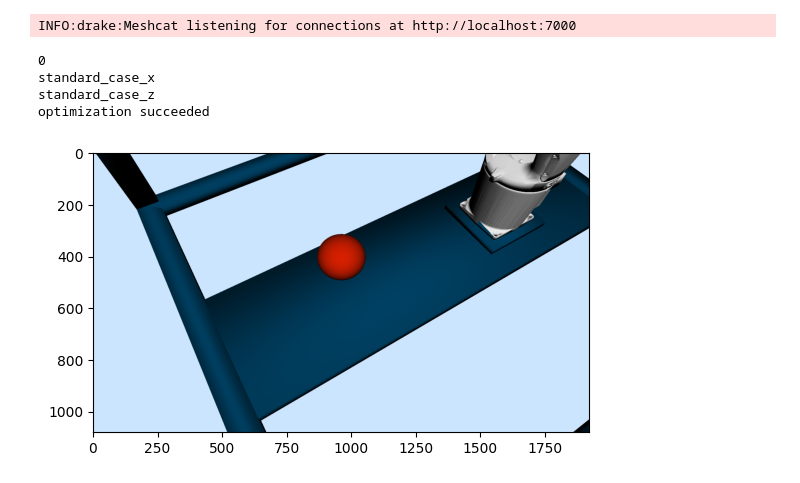
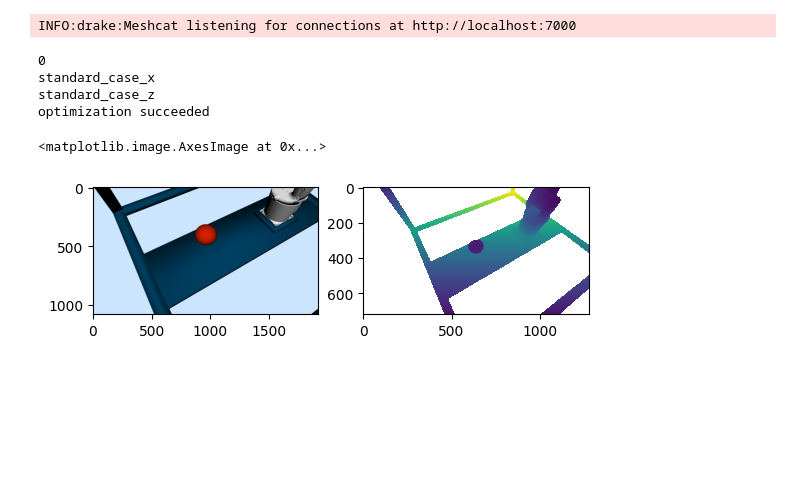
Before and after one commit to he-zhengliang/high_level_robot_controller, a Jupyter notebook: full_system.ipynb, the cells around one changed output. Drawn from its saved outputs; the diff is of its cells as text; code cells hidden in the pictures; blank space fills up the shorter version.

Commit message:
added a visualization for the depth camera as well edited the RobotDiagram to output depth images

```diff
--- a/full_system.ipynb
+++ b/full_system.ipynb
@@ -57,6 +57,7 @@ def get_diagram(X_WG:RigidTransform) -> tuple[Diagram, Context]:
     builder.Connect(svh_state, svh_sink.get_input_port())
     builder.Connect(irb_state, irb_sink.get_input_port())
     builder.ExportOutput(system.GetOutputPort("camera0_color_image"), "camera0_color_image")
+    builder.ExportOutput(system.GetOutputPort("camera0_depth_image"), "camera0_depth_image")
     diagram:Diagram = builder.Build()
     context = diagram.CreateDefaultContext()
     abb_motion_planner.GetInputPort("target_ee_location").FixValue(abb_motion_planner.GetMyContextFromRoot(context), AbstractValue.Make(X_WG))
@@ -71,35 +72,35 @@ def show_mock_triad(name:str, pose:RigidTransform):
     meshcat.SetObject(name+"_y", Box(0.02, 0.02, 0.06), rgba=Rgba(0.1, 0.9, 0.1, 1))
     meshcat.SetTransform(name+"_y", pose @ RigidTransform(RotationMatrix().MakeXRotation(np.pi/2), [0, 0.03, 0]))
 
     meshcat.SetObject(name+"_z", Box(0.02, 0.02, 0.06), rgba=Rgba(0.1, 0.1, 0.9, 1))
     meshcat.SetTransform(name+"_z", pose @ RigidTransform(RotationMatrix(), [0, 0, 0.03]))
 
 meshcat.Delete()
 meshcat.DeleteRecording()
 meshcat.DeleteAddedControls()
 
 X_WG = RigidTransform(RotationMatrix().MakeXRotation(np.pi) @ RotationMatrix().MakeYRotation(np.pi/2), [0.7, 0.2, 0.3])
 
 # Simulation
 diagram, context = get_diagram(X_WG)
 sim = Simulator(diagram, context)
 sim.Initialize()
 color_image = diagram.GetOutputPort("camera0_color_image").Eval(context)
 depth_image = diagram.GetOutputPort("camera0_depth_image").Eval(context)
 meshcat.StartRecording()
 sim.AdvanceTo(10.0)
 meshcat.PublishRecording()
 
 X_WC = diagram.GetSubsystemByName("plant_subsystem").camera_pos_
 show_mock_triad("goal", X_WC)
 
-plt.imshow(color_image.data)
-plt.show()
-
-display(SVG(pydot.graph_from_dot_data(diagram.GetGraphvizString())[0].create_svg()))
+fig, axs = plt.subplots(1,2)
+axs[0].imshow(color_image.data)
+axs[1].imshow(depth_image.data)
 # %% [output]
 0
 standard_case_x
 standard_case_z
 optimization succeeded
+<matplotlib.image.AxesImage at 0x...>
-[figure, old version]
+[figure, new version]
```
Also changed, not shown: parts of 2 cells of this notebook, 1 other file.
